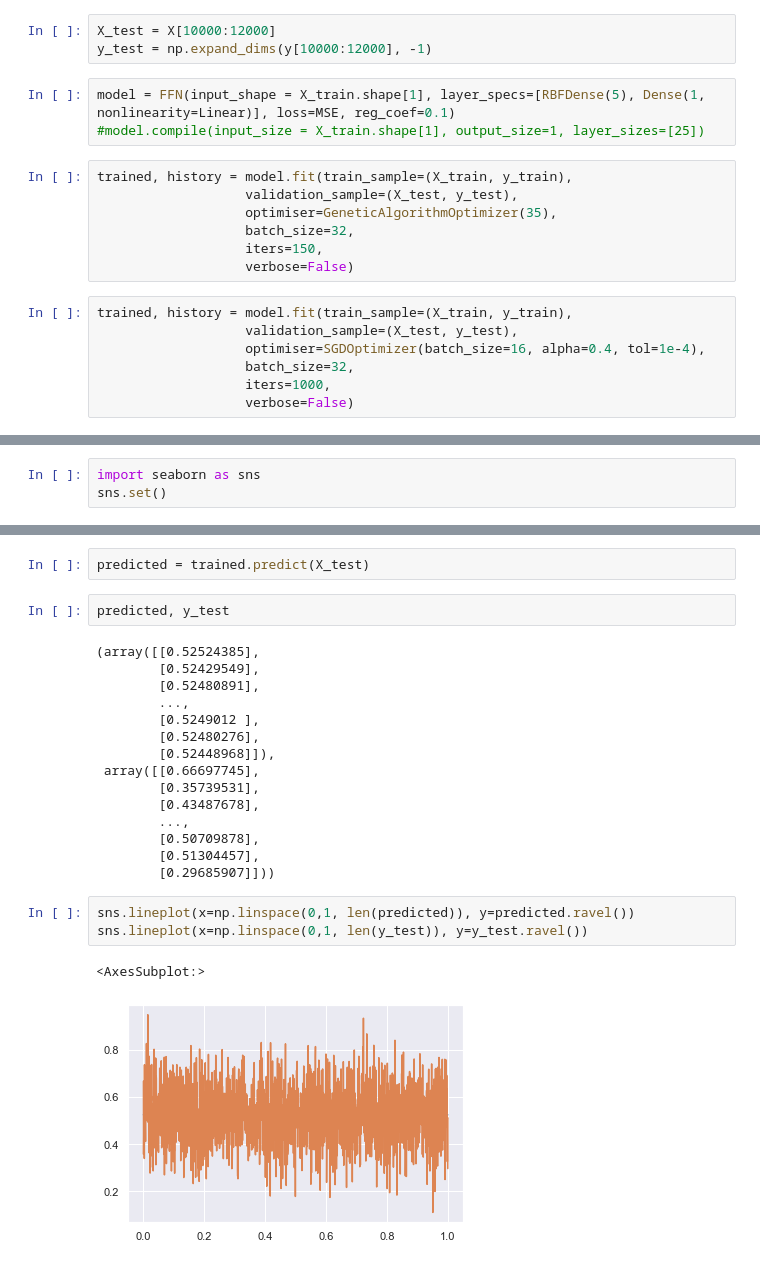
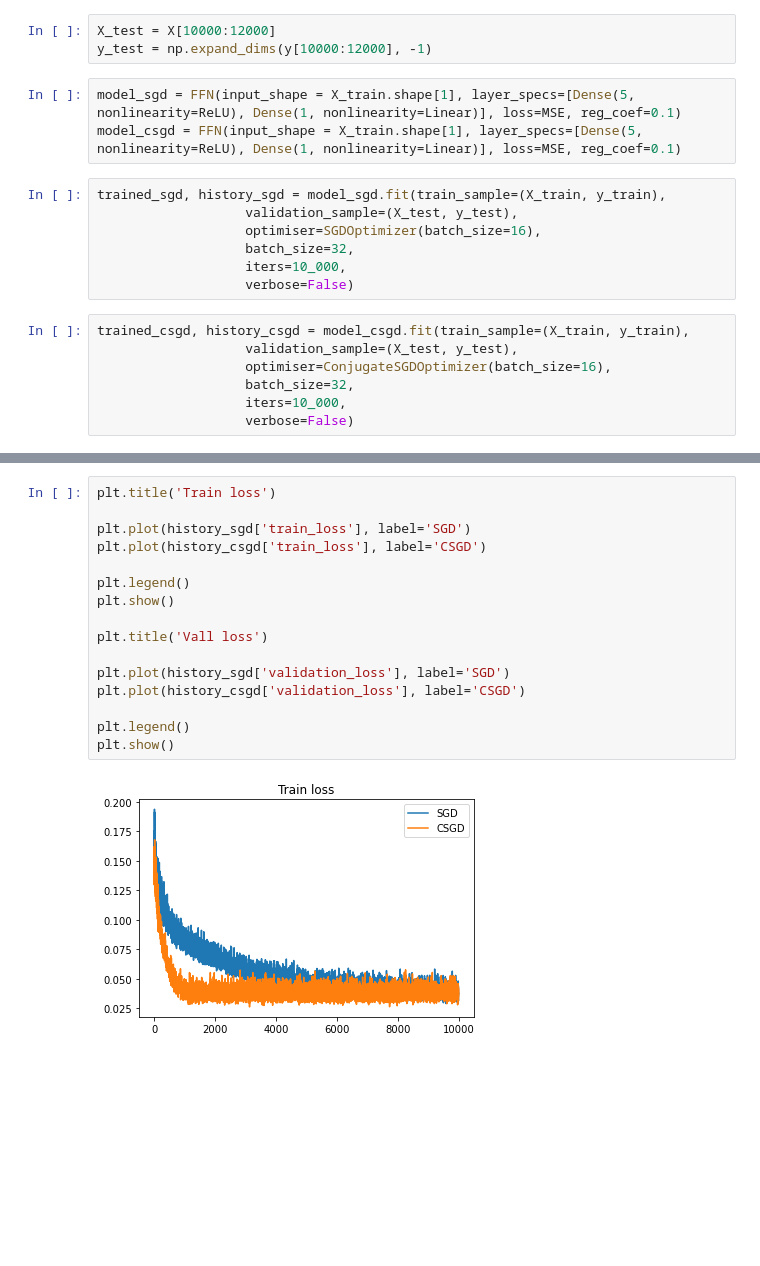
Before and after one commit to tupoylogin/Neural_Net_Genetic_Alg, a Jupyter notebook: Untitled.ipynb, the cells around one changed output, grey strips where cells are left out. Saved outputs shown, nothing was run; the diff lists cells and outputs as text; blank space fills up the shorter version.

Commit message:
CSGD intial commit

```diff
--- a/Untitled.ipynb
+++ b/Untitled.ipynb
@@ -16,19 +38,19 @@ X_train, y_train = X[:10000], np.expand_dims(y[:10000], -1)
 X_test = X[10000:12000]
 y_test = np.expand_dims(y[10000:12000], -1)
 # %%
-model = FFN(input_shape = X_train.shape[1], layer_specs=[RBFDense(5), Dense(1, nonlinearity=Linear)], loss=MSE, reg_coef=0.1)
-#model.compile(input_size = X_train.shape[1], output_size=1, layer_sizes=[25])
+model_sgd = FFN(input_shape = X_train.shape[1], layer_specs=[Dense(5, nonlinearity=ReLU), Dense(1, nonlinearity=Linear)], loss=MSE, reg_coef=0.1)
+model_csgd = FFN(input_shape = X_train.shape[1], layer_specs=[Dense(5, nonlinearity=ReLU), Dense(1, nonlinearity=Linear)], loss=MSE, reg_coef=0.1)
 # %%
-trained, history = model.fit(train_sample=(X_train, y_train),
+trained_sgd, history_sgd = model_sgd.fit(train_sample=(X_train, y_train),
                    validation_sample=(X_test, y_test),
-                   optimiser=GeneticAlgorithmOptimizer(35),
+                   optimiser=SGDOptimizer(batch_size=16),
                    batch_size=32,
-                   iters=150,
+                   iters=10_000,
                    verbose=False)
 # %%
-trained, history = model.fit(train_sample=(X_train, y_train),
+trained_csgd, history_csgd = model_csgd.fit(train_sample=(X_train, y_train),
                    validation_sample=(X_test, y_test),
-                   optimiser=SGDOptimizer(batch_size=16, alpha=0.4, tol=1e-4),
+                   optimiser=ConjugateSGDOptimizer(batch_size=16),
                    batch_size=32,
-                   iters=1000,
+                   iters=10_000,
                    verbose=False)
@@ -53,3 +56,0 @@ trained, history = model.fit(train_sample=(X_train, y_train),
-# %%
-import seaborn as sns
-sns.set()
@@ -69,25 +57,18 @@ sns.lineplot(x='iteration', y='validation_loss', data=pd.DataFrame(history))
-# %%
-predicted = trained.predict(X_test)
-# %%
-predicted, y_test
-# %% [output]
-(array([[0.52524385],
-        [0.52429549],
-        [0.52480891],
-        ...,
-        [0.5249012 ],
-        [0.52480276],
-        [0.52448968]]),
- array([[0.66697745],
-        [0.35739531],
-        [0.43487678],
-        ...,
-        [0.50709878],
-        [0.51304457],
-        [0.29685907]]))
-# %%
-sns.lineplot(x=np.linspace(0,1, len(predicted)), y=predicted.ravel())
-sns.lineplot(x=np.linspace(0,1, len(y_test)), y=y_test.ravel())
-# %% [output]
-<AxesSubplot:>
-[figure, removed]
+# %%
+plt.title('Train loss')
+
+plt.plot(history_sgd['train_loss'], label='SGD')
+plt.plot(history_csgd['train_loss'], label='CSGD')
+
+plt.legend()
+plt.show()
+
+plt.title('Vall loss')
+
+plt.plot(history_sgd['validation_loss'], label='SGD')
+plt.plot(history_csgd['validation_loss'], label='CSGD')
+
+plt.legend()
+plt.show()
+# %% [output]
+[figure, added]
```
Also changed, not shown: parts of 7 cells of this notebook, 2 other files.
